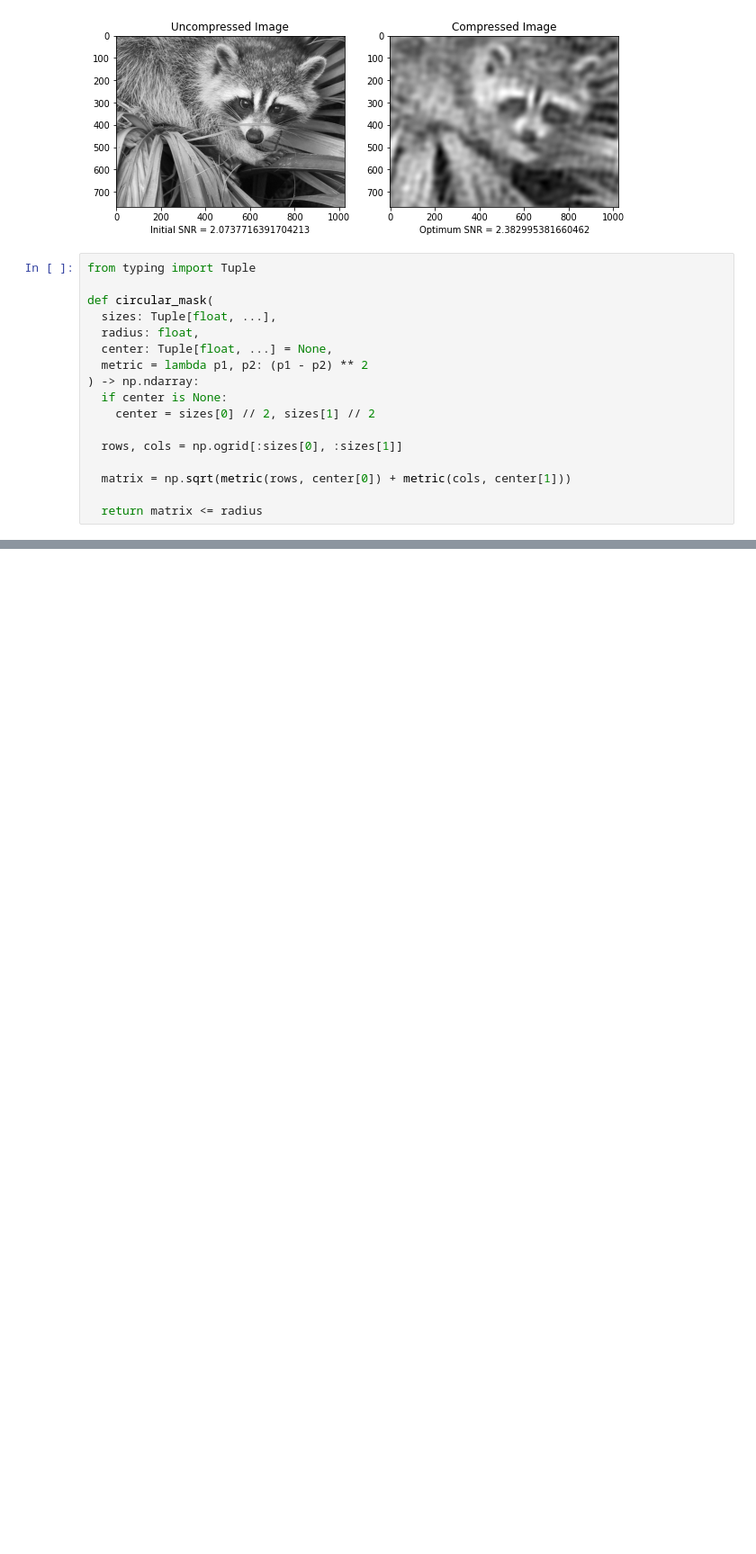
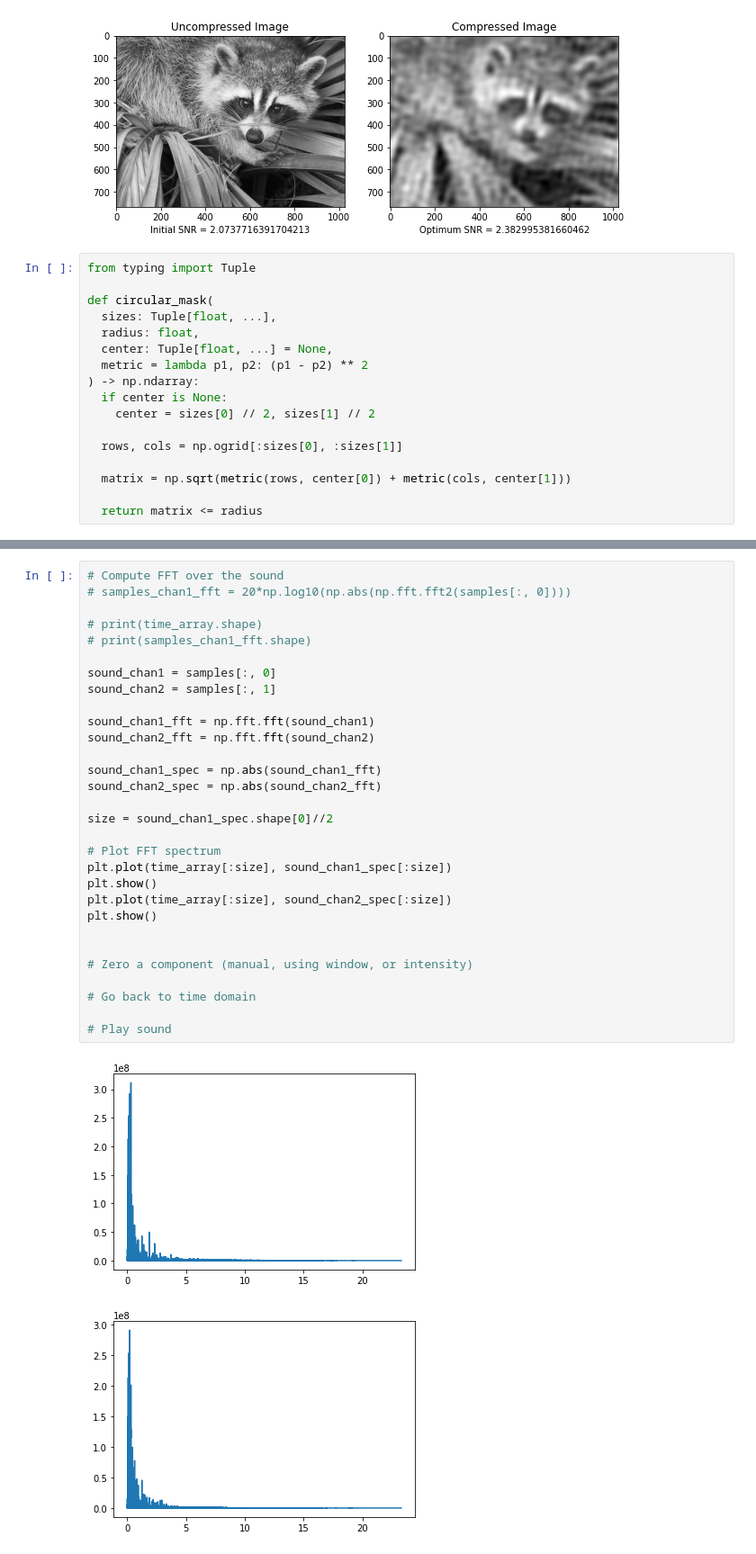
Before and after one commit to fusedbloxxer/signals-processing, a Jupyter notebook: dft-image-processing/main.ipynb, the cells around one changed output, grey strips where cells are left out. Shown at 90% size. Cells and saved outputs as stored; diff of their text form; blank space fills up the shorter version.

```diff
--- a/dft-image-processing/main.ipynb
+++ b/dft-image-processing/main.ipynb
@@ -302,0 +335,33 @@ Denoised Image SNR = 2.14
+# %%
+# Compute FFT over the sound
+# samples_chan1_fft = 20*np.log10(np.abs(np.fft.fft2(samples[:, 0])))
+
+# print(time_array.shape)
+# print(samples_chan1_fft.shape)
+
+sound_chan1 = samples[:, 0]
+sound_chan2 = samples[:, 1]
+
+sound_chan1_fft = np.fft.fft(sound_chan1)
+sound_chan2_fft = np.fft.fft(sound_chan2)
+
+sound_chan1_spec = np.abs(sound_chan1_fft)
+sound_chan2_spec = np.abs(sound_chan2_fft)
+
+size = sound_chan1_spec.shape[0]//2
+
+# Plot FFT spectrum
+plt.plot(time_array[:size], sound_chan1_spec[:size])
+plt.show()
+plt.plot(time_array[:size], sound_chan2_spec[:size])
+plt.show()
+
+
+# Zero a component (manual, using window, or intensity)
+
+# Go back to time domain
+
+# Play sound
+# %% [output]
+[figure, added]
+[figure, added]
```
Also changed, not shown: parts of 3 cells of this notebook, 6 other files.
